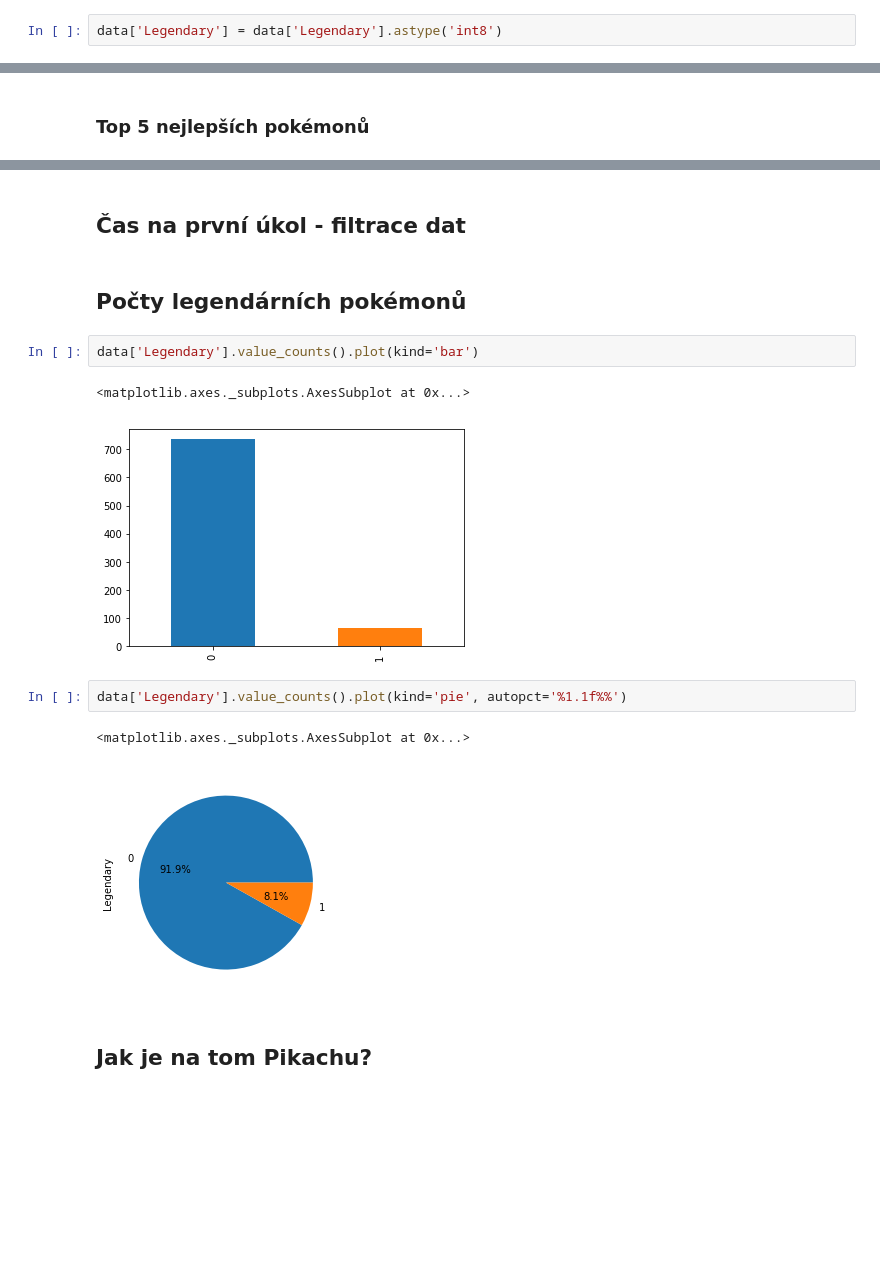
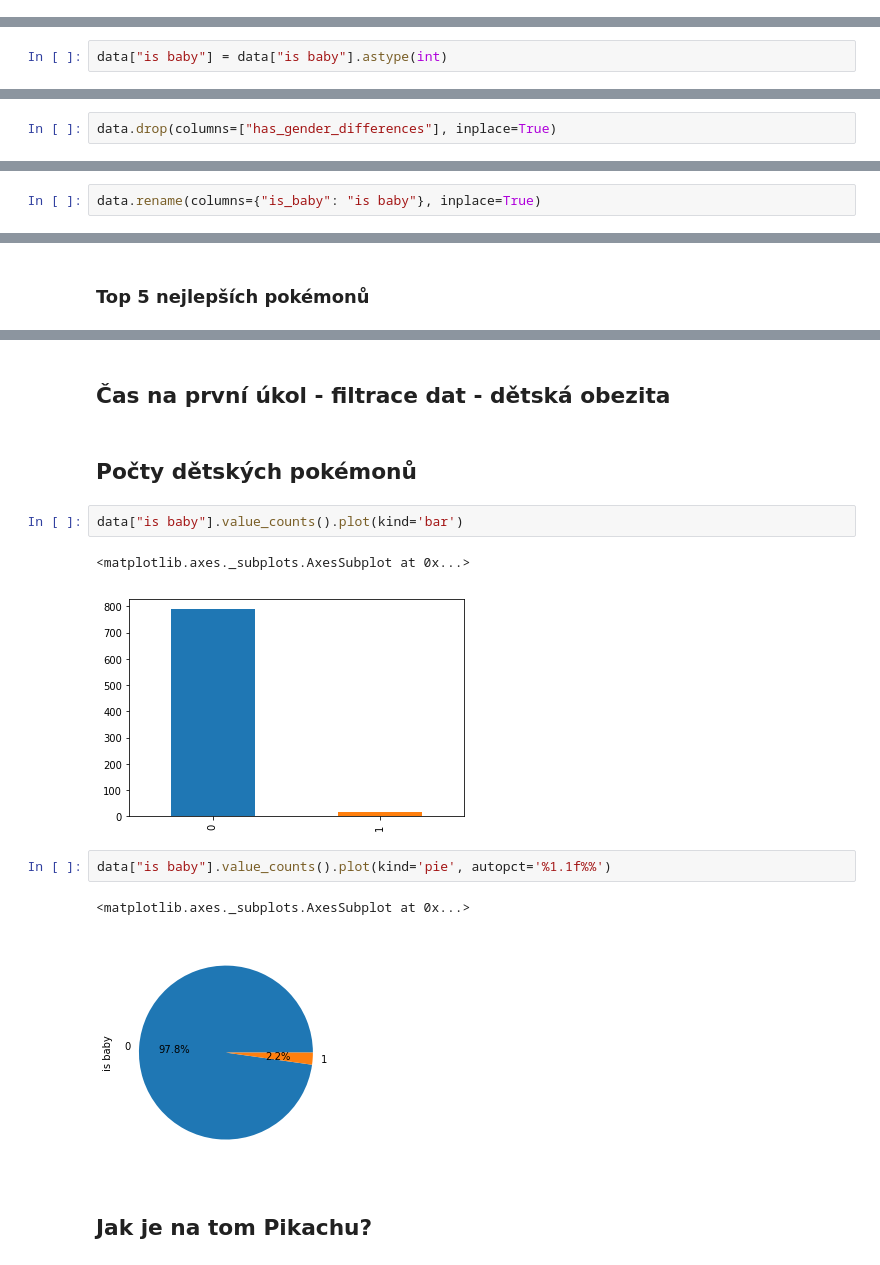
Before and after one commit to frenzymadness/Data_analysis_workshop, a Jupyter notebook: datova analyza.ipynb, the cells around one changed output, grey strips where cells are left out. Drawn from its saved outputs; the diff is of its cells as text; blank space fills up the shorter version.

```diff
--- a/datova analyza.ipynb
+++ b/datova analyza.ipynb
@@ -259,2 +254,0 @@ Nejprve si převedeme sloupec *Legendary* na celé číslo, aby šel zobrazit v
-# %%
-data['Legendary'] = data['Legendary'].astype('int8')
@@ -261,3 +257,5 @@ data['Legendary'] = data['Legendary'].astype('int8')
+# %%
+data["is baby"] = data["is baby"].astype(int)
 # %%
 data.hist()
 # %% [output]
@@ -319,0 +306,2 @@ array([[<matplotlib.axes._subplots.AxesSubplot object at 0x...>,
+# %%
+data.drop(columns=["has_gender_differences"], inplace=True)
@@ -320,3 +310,5 @@ array([[<matplotlib.axes._subplots.AxesSubplot object at 0x...>,
+# %%
+data.rename(columns={"is_baby": "is baby"}, inplace=True)
 # %% [markdown]
 ## Řazení
 # %% [markdown]
@@ -336,17 +354,17 @@ top5
 # %% [markdown]
-## Čas na první úkol - filtrace dat
+## Čas na první úkol - filtrace dat - dětská obezita
 # %% [markdown]
-## Počty legendárních pokémonů
+## Počty dětských pokémonů
 # %%
-data['Legendary'].value_counts().plot(kind='bar')
+data["is baby"].value_counts().plot(kind='bar')
 # %% [output]
 <matplotlib.axes._subplots.AxesSubplot at 0x...>
-[figure, old version]
+[figure, new version]
 # %%
-data['Legendary'].value_counts().plot(kind='pie', autopct='%1.1f%%')
+data["is baby"].value_counts().plot(kind='pie', autopct='%1.1f%%')
 # %% [output]
 <matplotlib.axes._subplots.AxesSubplot at 0x...>
-[figure, old version]
+[figure, new version]
 # %% [markdown]
 ## Jak je na tom Pikachu?
 # %%
```
Also changed, not shown: parts of 132 cells of this notebook, 1 other file.
